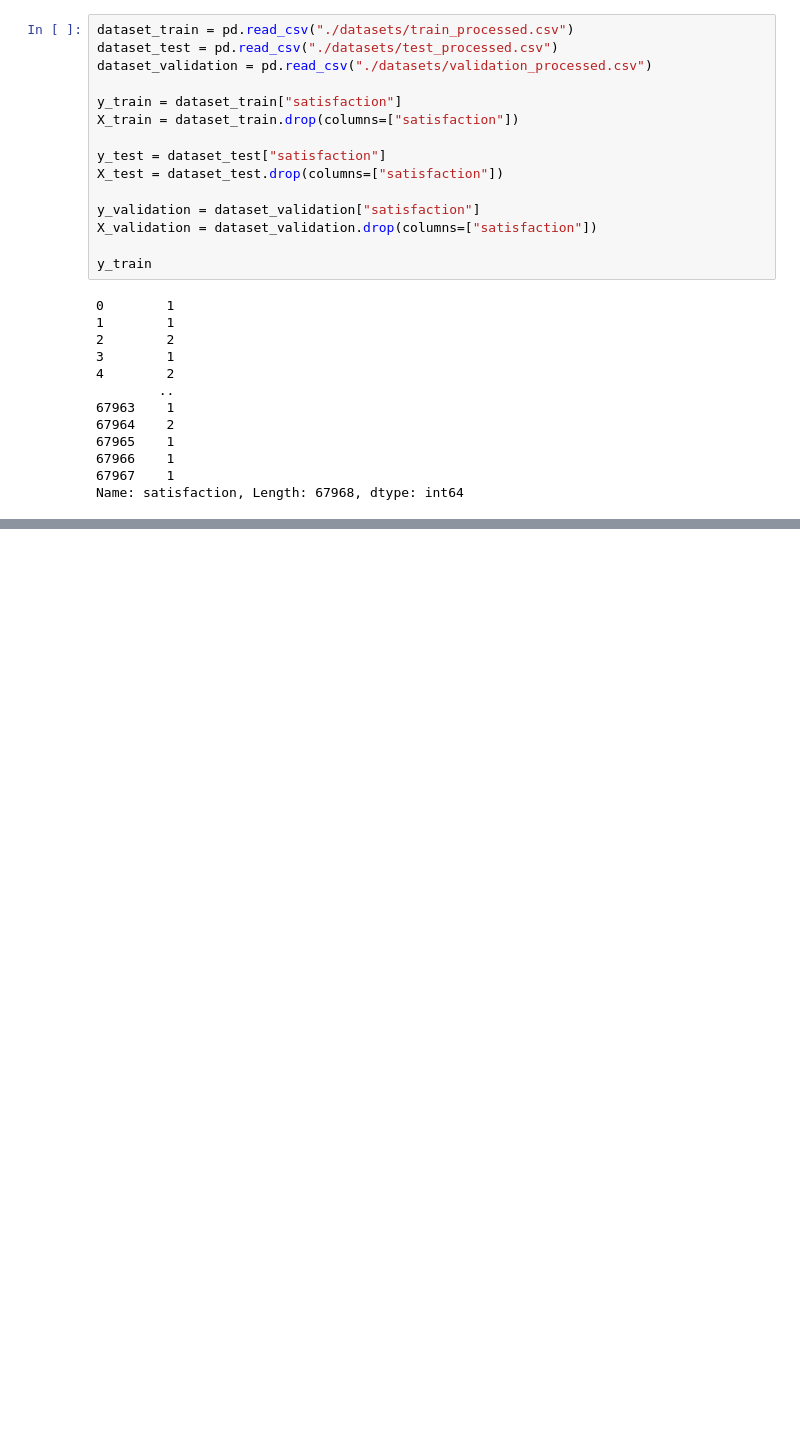
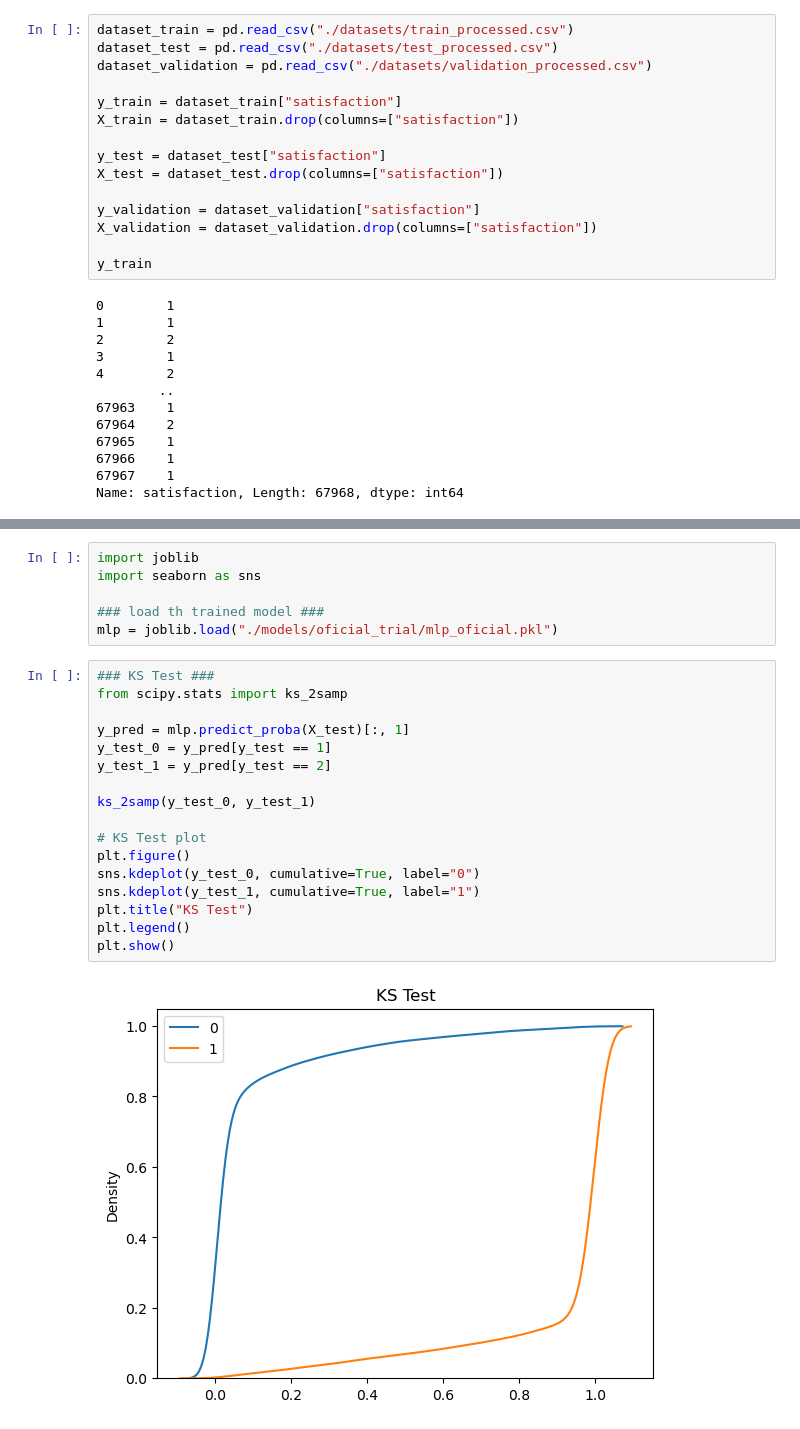
Before and after one commit to PaulaPerazzo/KAN-Neural-Network, a Jupyter notebook: mlp.ipynb, the cells around one changed output, grey strips where cells are left out. Drawn from its saved outputs; the diff is of its cells as text; blank space fills up the shorter version.

```diff
--- a/mlp.ipynb
+++ b/mlp.ipynb
@@ -551,0 +556,25 @@ report
+# %%
+import joblib
+import seaborn as sns
+
+### load th trained model ###
+mlp = joblib.load("./models/oficial_trial/mlp_oficial.pkl")
+# %%
+### KS Test ###
+from scipy.stats import ks_2samp
+
+y_pred = mlp.predict_proba(X_test)[:, 1]
+y_test_0 = y_pred[y_test == 1]
+y_test_1 = y_pred[y_test == 2]
+
+ks_2samp(y_test_0, y_test_1)
+
+# KS Test plot
+plt.figure()
+sns.kdeplot(y_test_0, cumulative=True, label="0")
+sns.kdeplot(y_test_1, cumulative=True, label="1")
+plt.title("KS Test")
+plt.legend()
+plt.show()
+# %% [output]
+[figure, added]
```
Also changed, not shown: parts of 13 cells of this notebook, 6 other files.
